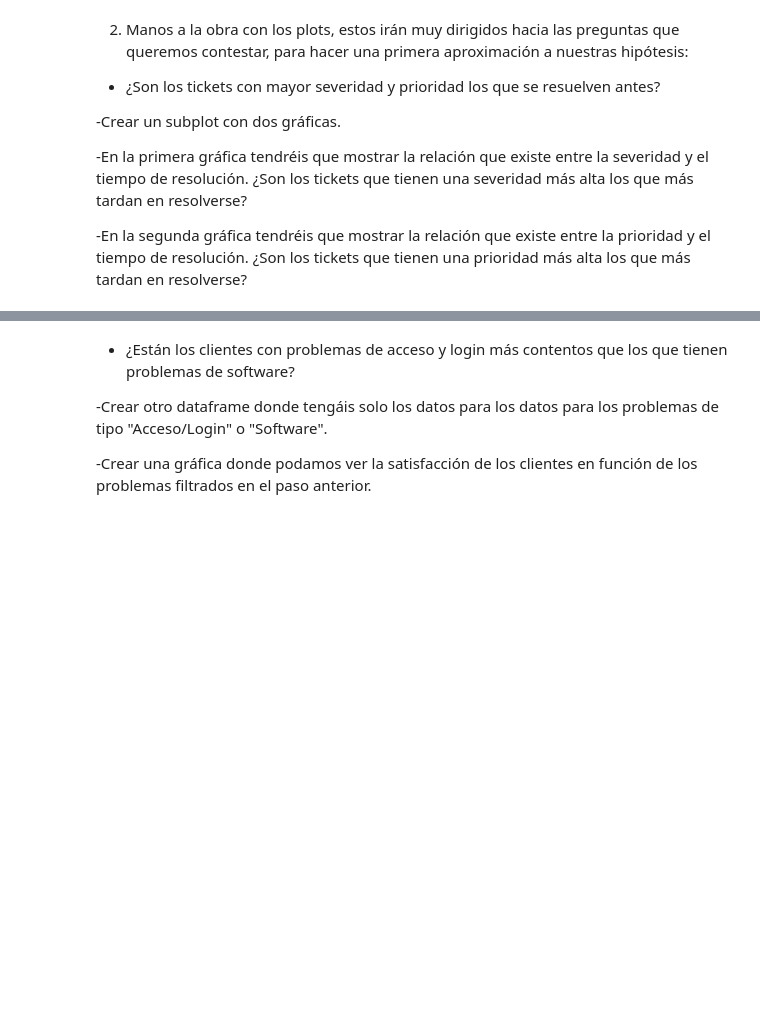
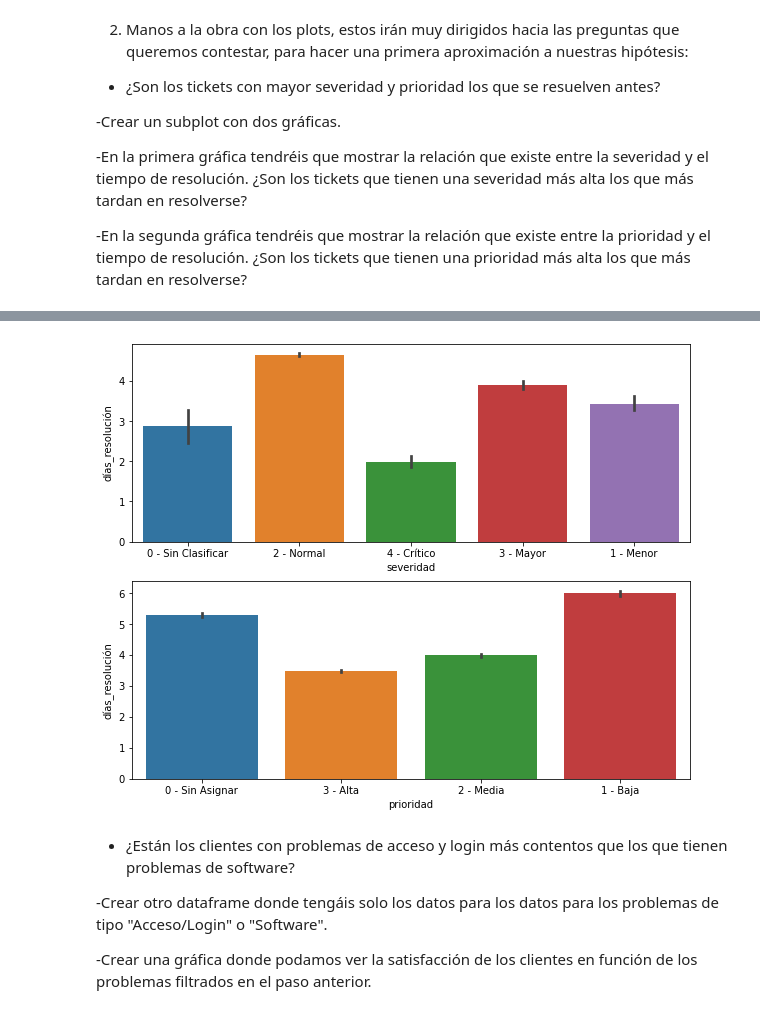
Before and after one commit to Adalab/EDA-y-ETL, a Jupyter notebook: eda/eda-III.ipynb, the cells around one changed output, grey strips where cells are left out. Saved outputs shown, nothing was run; the diff lists cells and outputs as text; code cells hidden in the pictures; blank space fills up the shorter version.

```diff
--- a/eda/eda-III.ipynb
+++ b/eda/eda-III.ipynb
@@ -6,6 +6,8 @@ import seaborn as sns
 import sidetable
 # %%
 df = pd.read_csv("datos/historico_tickets_limpio_pandas.csv", index_col=0)
+# %%
+plt.rcParams["figure.figsize"] = (10,8)
 # %% [markdown]
 # Pair Programming EDA III
 # %% [markdown]
@@ -37,3 +48,12 @@ df = pd.read_csv("datos/historico_tickets_limpio_pandas.csv", index_col=0)
+# %%
+fig, axes= plt.subplots(2,1)
+
+sns.barplot(x= 'severidad', y= 'días_resolución', data= df, ax= axes[0])
+sns.barplot(x= 'prioridad', y= 'días_resolución', data= df, ax= axes[1])
+
+plt.show();
+# %% [output]
+[figure, added]
 # %% [markdown]
 - ¿Están los clientes con problemas de acceso y login más contentos que los que tienen problemas de software?
 
```
Also changed, not shown: parts of 14 cells of this notebook.
